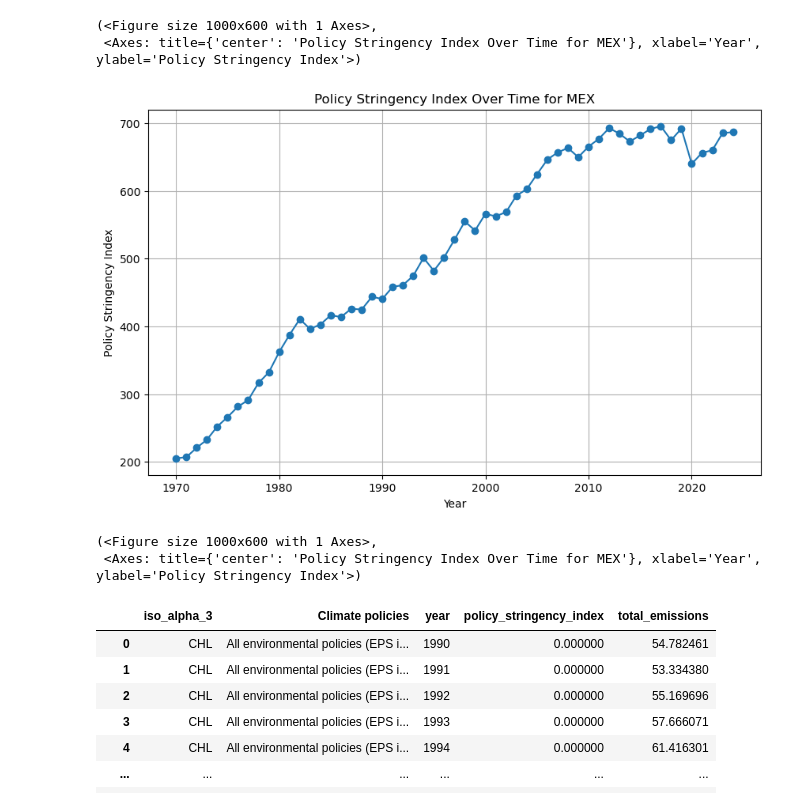
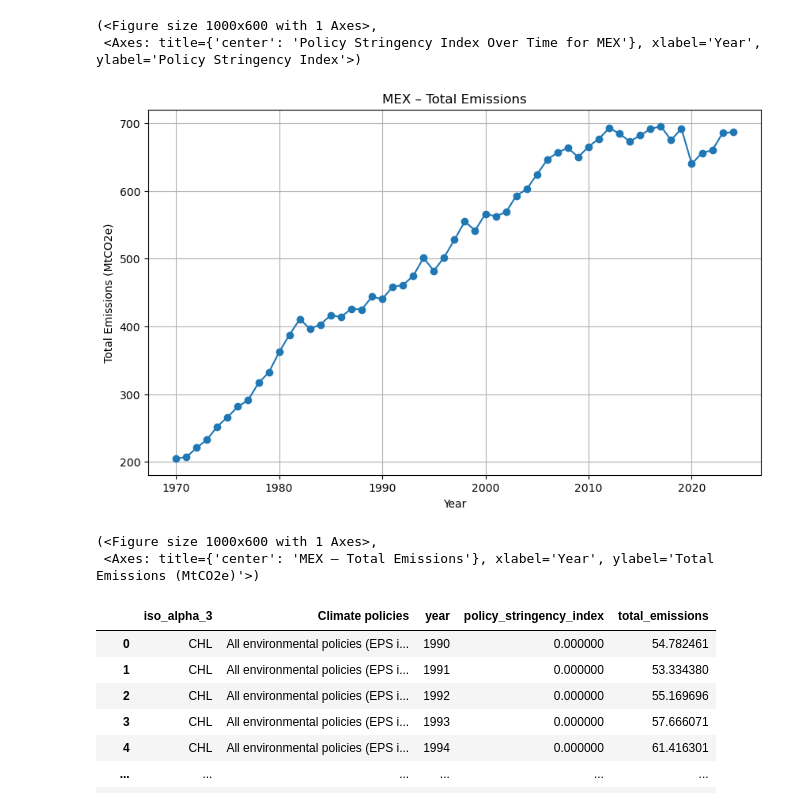
Before and after one commit to jroblar/ndc_evaluation, a Jupyter notebook: policy_index/experiment_with_oecd_policy_data.ipynb, the cells around one changed output. Drawn from its saved outputs; the diff is of its cells as text; code cells hidden in the pictures.

```diff
--- a/policy_index/experiment_with_oecd_policy_data.ipynb
+++ b/policy_index/experiment_with_oecd_policy_data.ipynb
@@ -105,7 +105,7 @@ plt.show()
 [figure]
 # %%
 def plot_policy_time_series(country_iso3, df=oecd_df_filtered, year_col="year",
-                            value_col="policy_stringency_index", figsize=(10, 6),
+                            value_col="policy_stringency_index", y_label="Policy Stringency Index", figsize=(10, 6),
                             marker='o', title=None, show=True):
     """
     Plot policy stringency index time series for a given ISO3 country code.
@@ -120,7 +120,7 @@ def plot_policy_time_series(country_iso3, df=oecd_df_filtered, year_col="year",
     ax.plot(data[year_col], data[value_col], marker=marker)
     ax.set_title(title or f"Policy Stringency Index Over Time for {country_iso3}")
     ax.set_xlabel("Year")
-    ax.set_ylabel("Policy Stringency Index")
+    ax.set_ylabel(y_label)
     ax.grid()
     if show:
         plt.show()
@@ -144,11 +144,12 @@ plot_policy_time_series("MEX")
  <Axes: title={'center': 'Policy Stringency Index Over Time for MEX'}, xlabel='Year', ylabel='Policy Stringency Index'>)
 # %%
 plot_policy_time_series(country_iso3="MEX", df=emissions_df, year_col="year",
-                        value_col="total_emissions",)
+                        value_col="total_emissions", title="MEX – Total Emissions",
+                        y_label="Total Emissions (MtCO2e)")
 # %% [output]
-[figure, old version]
+[figure, new version]
 (<Figure size 1000x600 with 1 Axes>,
- <Axes: title={'center': 'Policy Stringency Index Over Time for MEX'}, xlabel='Year', ylabel='Policy Stringency Index'>)
+ <Axes: title={'center': 'MEX – Total Emissions'}, xlabel='Year', ylabel='Total Emissions (MtCO2e)'>)
 # %%
 merged_oecd_emissions_df = pd.merge(
     oecd_df_filtered,
```
Also changed, not shown: parts of 1 cell of this notebook, 16 other files.
